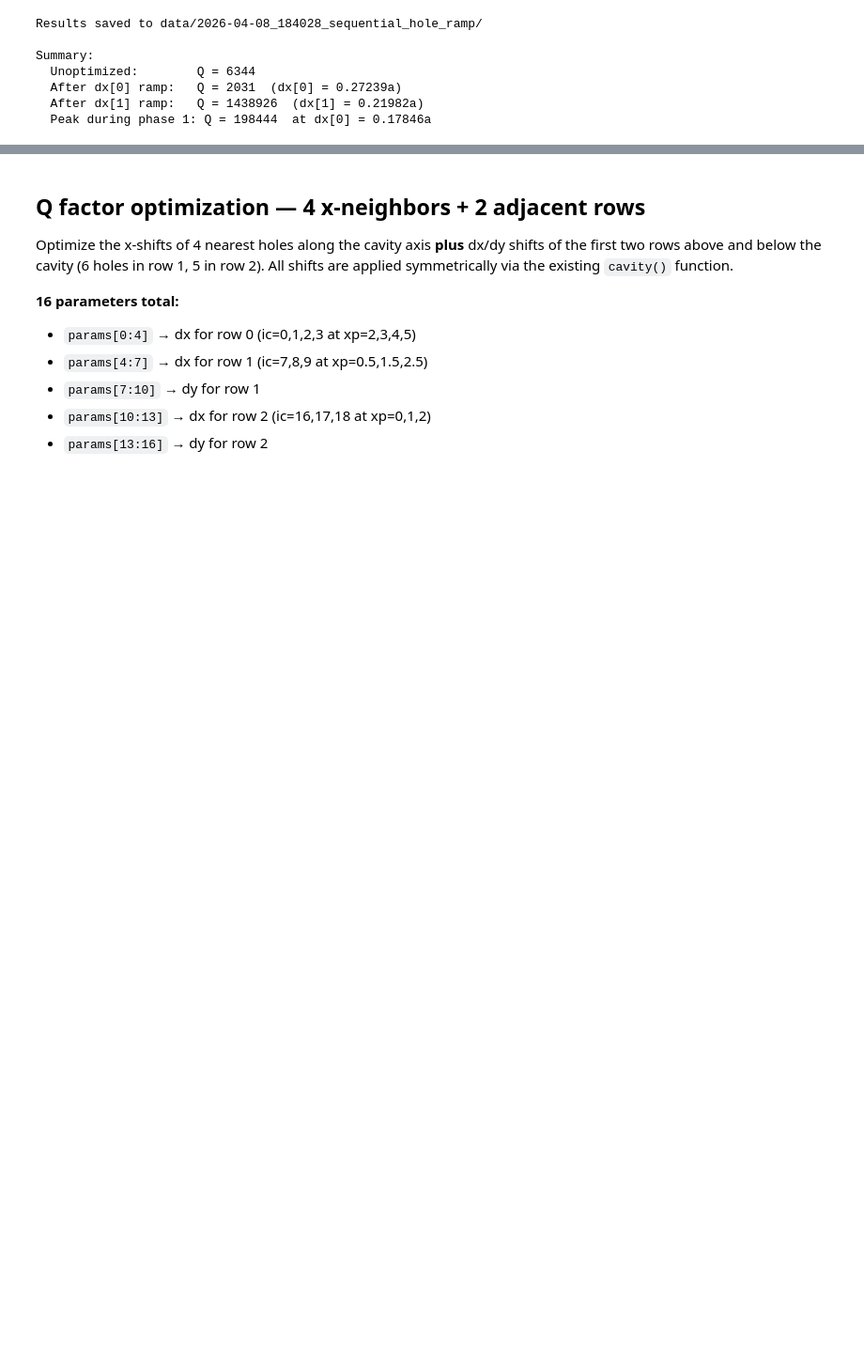
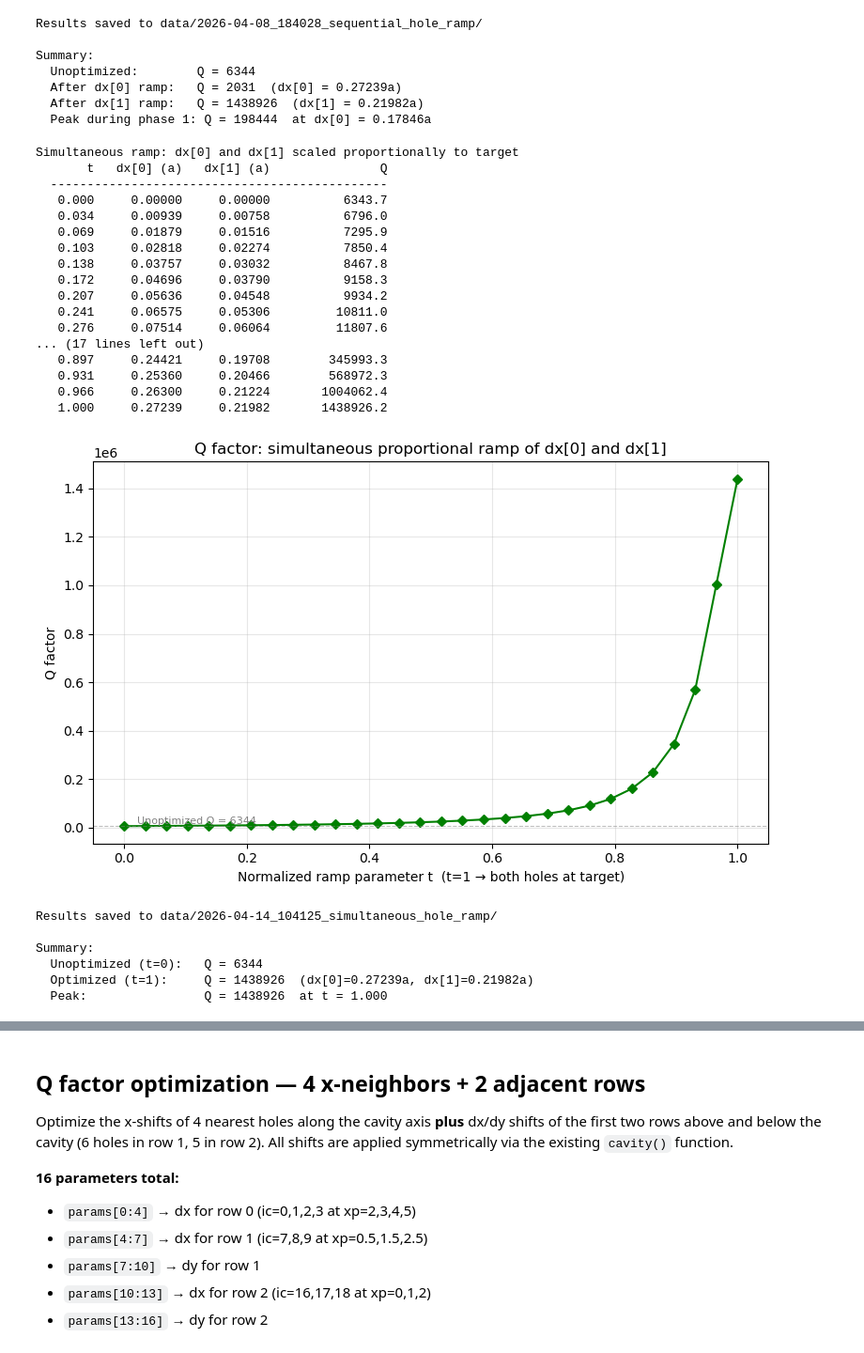
Before and after one commit to Luxchen77/legume-l3-cavity-sim, a Jupyter notebook: legume_L3_optimization.ipynb.ipynb, the cells around one changed output, grey strips where cells are left out. Shown at 94% size. Cells and saved outputs as stored; diff of their text form; code cells hidden in the pictures; blank space fills up the shorter version.

```diff
--- a/legume_L3_optimization.ipynb.ipynb
+++ b/legume_L3_optimization.ipynb.ipynb
@@ -1421,3 +1412,76 @@ Summary:
   After dx[0] ramp:   Q = 2031  (dx[0] = 0.27239a)
   After dx[1] ramp:   Q = 1438926  (dx[1] = 0.21982a)
   Peak during phase 1: Q = 198444  at dx[0] = 0.17846a
+# %%
+# Simultaneous hole-shift sweep: ramp dx[0] and dx[1] proportionally to optimized values
+legume.set_backend('numpy')
+
+dx1_target = 0.27239   # optimized dx[0] (nearest hole, xp=2)
+dx2_target = 0.21982   # optimized dx[1] (2nd nearest, xp=3)
+N_steps = 30
+
+options_sweep = {'gmode_inds': [0], 'verbose': False, 'numeig': 10,
+                 'eig_sigma': f_target, 'gradients': 'approx'}
+
+t_vals = np.linspace(0, 1, N_steps)
+Qs_p3 = []
+
+print("Simultaneous ramp: dx[0] and dx[1] scaled proportionally to target")
+print(f"  {'t':>6s}  {'dx[0] (a)':>10s}  {'dx[1] (a)':>10s}  {'Q':>14s}")
+print("  " + "-" * 46)
+for t in t_vals:
+    dx_s = np.zeros(nc)
+    dx_s[0] = t * dx1_target
+    dx_s[1] = t * dx2_target
+    (_, Q_s) = gme_cavity(dx_s, np.zeros(nc), gmax=2, truncate_g='tbt', options=options_sweep)
+    Qs_p3.append(Q_s)
+    print(f"  {t:6.3f}  {dx_s[0]:10.5f}  {dx_s[1]:10.5f}  {Q_s:14.1f}")
+
+# --- Plot ---
+fig, ax = plt.subplots(figsize=(8, 5))
+ax.plot(t_vals, Qs_p3, 'gD-', lw=1.5, ms=5)
+ax.axhline(Qs_p3[0], color='gray', ls='--', lw=0.8, alpha=0.5)
+ax.text(0.01, Qs_p3[0], f'  Unoptimized Q = {Qs_p3[0]:.0f}', fontsize=8, va='bottom', color='gray')
+ax.set_xlabel('Normalized ramp parameter t  (t=1 → both holes at target)')
+ax.set_ylabel('Q factor')
+ax.set_title('Q factor: simultaneous proportional ramp of dx[0] and dx[1]')
+ax.grid(True, alpha=0.3)
+plt.tight_layout()
+plt.show()
+
+# --- Save results ---
+if SAVE_DATA:
+    save_sweep('simultaneous_hole_ramp', {
+        't_vals': t_vals,
+        'Qs': np.array(Qs_p3),
+    }, dx1_target=dx1_target, dx2_target=dx2_target, N_steps=N_steps)
+
+print(f"\nSummary:")
+print(f"  Unoptimized (t=0):   Q = {Qs_p3[0]:.0f}")
+print(f"  Optimized (t=1):     Q = {Qs_p3[-1]:.0f}  (dx[0]={dx1_target:.5f}a, dx[1]={dx2_target:.5f}a)")
+print(f"  Peak:                Q = {max(Qs_p3):.0f}  at t = {t_vals[np.argmax(Qs_p3)]:.3f}")
+# %% [output]
+Simultaneous ramp: dx[0] and dx[1] scaled proportionally to target
+       t   dx[0] (a)   dx[1] (a)               Q
+  ----------------------------------------------
+   0.000     0.00000     0.00000          6343.7
+   0.034     0.00939     0.00758          6796.0
+   0.069     0.01879     0.01516          7295.9
+   0.103     0.02818     0.02274          7850.4
+   0.138     0.03757     0.03032          8467.8
+   0.172     0.04696     0.03790          9158.3
+   0.207     0.05636     0.04548          9934.2
+   0.241     0.06575     0.05306         10811.0
+   0.276     0.07514     0.06064         11807.6
+... (17 lines left out)
+   0.897     0.24421     0.19708        345993.3
+   0.931     0.25360     0.20466        568972.3
+   0.966     0.26300     0.21224       1004062.4
+   1.000     0.27239     0.21982       1438926.2
+[figure, added]
+Results saved to data/2026-04-14_104125_simultaneous_hole_ramp/
+
+Summary:
+  Unoptimized (t=0):   Q = 6344
+  Optimized (t=1):     Q = 1438926  (dx[0]=0.27239a, dx[1]=0.21982a)
+  Peak:                Q = 1438926  at t = 1.000
```
Also changed, not shown: parts of 12 cells of this notebook, 2 other files.
